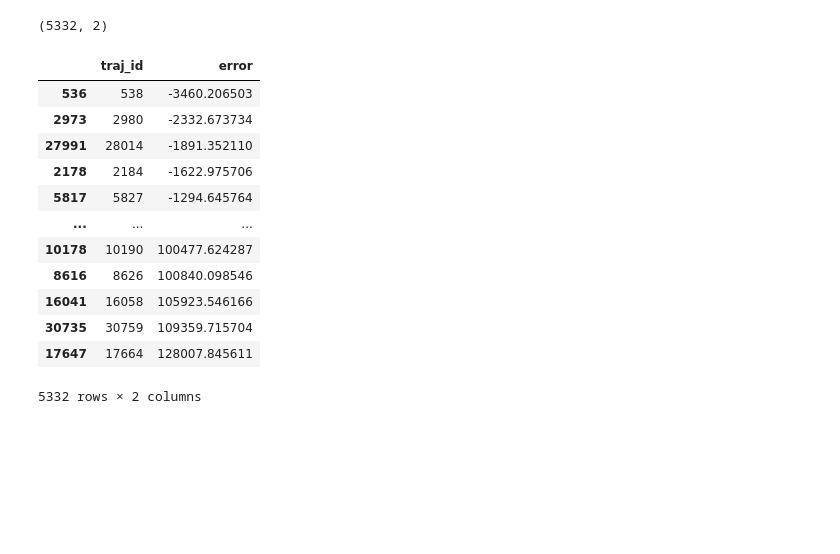
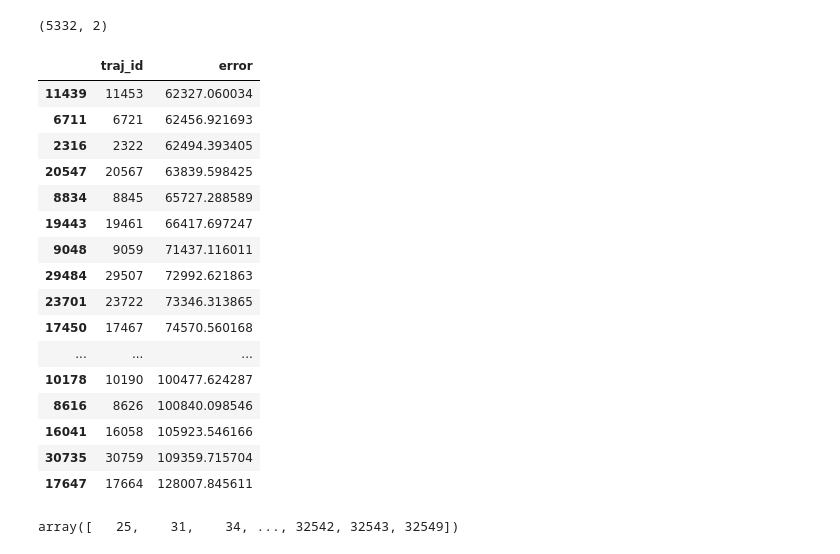
Before and after one commit to joaofig/eved-explore, a Jupyter notebook: 08-road-network-analysis.ipynb, the cells around one changed output. Drawn from its saved outputs; the diff is of its cells as text; code cells hidden in the pictures; blank space fills up the shorter version.

```diff
--- a/08-road-network-analysis.ipynb
+++ b/08-road-network-analysis.ipynb
@@ -274,18 +274,26 @@ out_df.shape
 # %% [output]
 (5332, 2)
 # %%
-out_df.sort_values("error")
+out_df.sort_values("error").tail(20)
 # %% [output]
 |  | traj_id | error |
-| 536 | 538 | -3460.206503 |
-| 2973 | 2980 | -2332.673734 |
-| 27991 | 28014 | -1891.352110 |
-| 2178 | 2184 | -1622.975706 |
-| 5817 | 5827 | -1294.645764 |
+| 11439 | 11453 | 62327.060034 |
+| 6711 | 6721 | 62456.921693 |
+| 2316 | 2322 | 62494.393405 |
+| 20547 | 20567 | 63839.598425 |
+| 8834 | 8845 | 65727.288589 |
+| 19443 | 19461 | 66417.697247 |
+| 9048 | 9059 | 71437.116011 |
+| 29484 | 29507 | 72992.621863 |
+| 23701 | 23722 | 73346.313865 |
+| 17450 | 17467 | 74570.560168 |
 | ... | ... | ... |
 | 10178 | 10190 | 100477.624287 |
 | 8616 | 8626 | 100840.098546 |
 | 16041 | 16058 | 105923.546166 |
 | 30735 | 30759 | 109359.715704 |
 | 17647 | 17664 | 128007.845611 |
-5332 rows × 2 columns
+# %%
+out_df["traj_id"].to_numpy()
+# %% [output]
+array([   25,    31,    34, ..., 32542, 32543, 32549])
```
Also changed, not shown: parts of 7 cells of this notebook, 11 other files.
